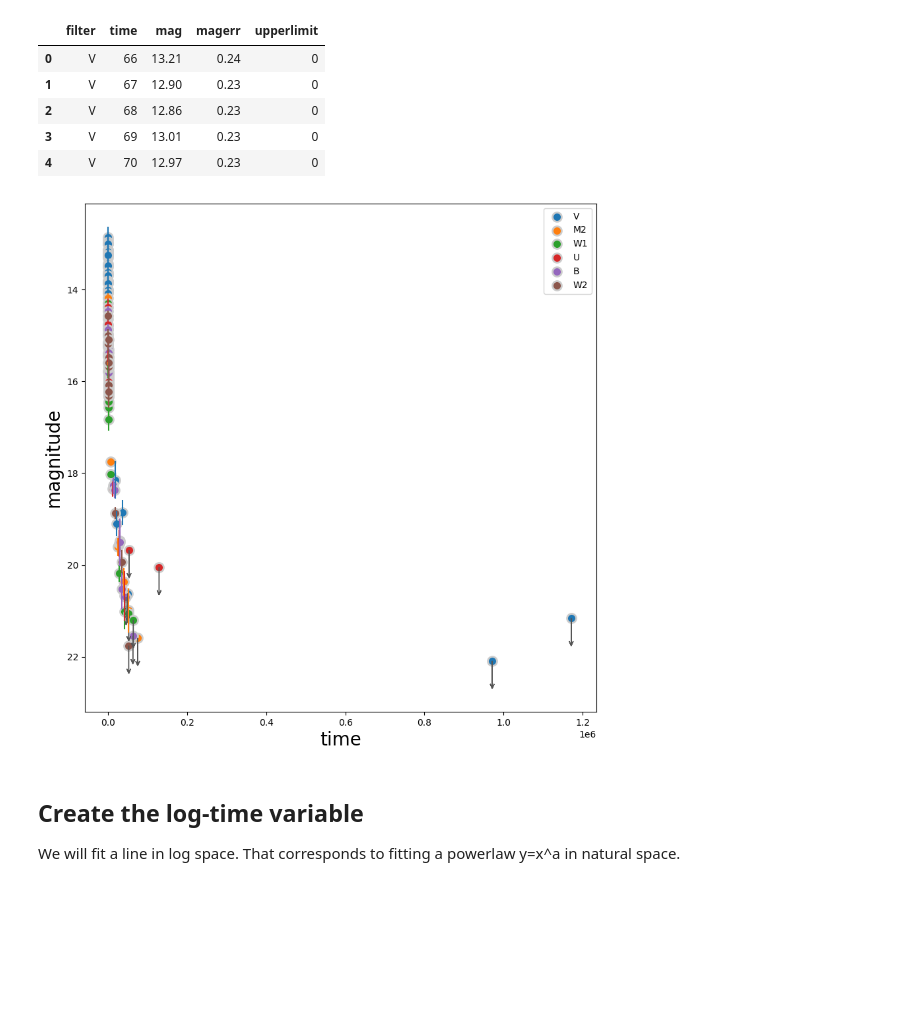
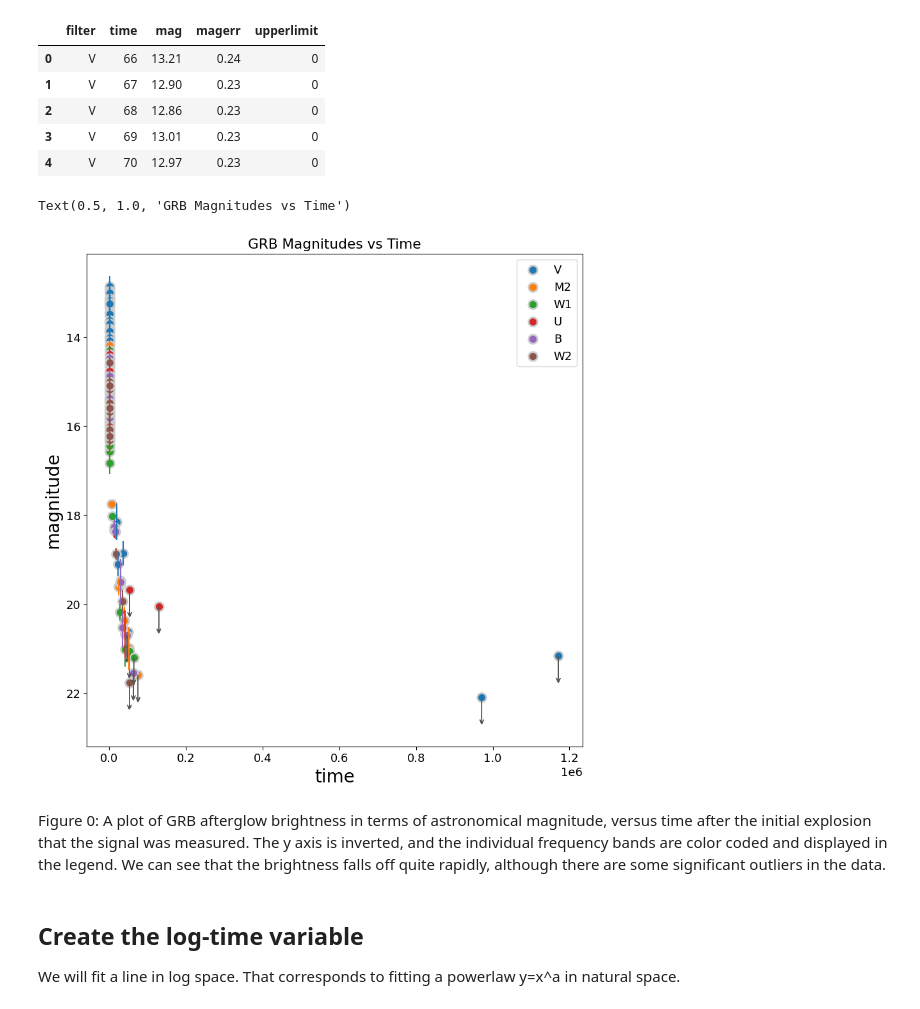
Before and after one commit to jarrodsb/DSPS_JBieber, a Jupyter notebook: HW6/Second_Half_fitlinetogrbafterglow_mcmc_Bieber_dsps25.ipynb, the cells around one changed output. Saved outputs shown, nothing was run; the diff lists cells and outputs as text; code cells hidden in the pictures; blank space fills up the shorter version.

```diff
--- a/HW6/Second_Half_fitlinetogrbafterglow_mcmc_Bieber_dsps25.ipynb
+++ b/HW6/Second_Half_fitlinetogrbafterglow_mcmc_Bieber_dsps25.ipynb
@@ -82,34 +82,38 @@ for f in grbAG["filter"].unique():
                 yerr=grbAG.loc[grbAG["filter"] == f, "magerr"],
                 fmt='.', ms=0,
                 fcolor=None, label=None)
 
 # replot to add a better marker (optional)
 for f in grbAG["filter"].unique():
     pl.scatter(grbAG.loc[grbAG["filter"] == f, "time"],
                grbAG.loc[grbAG["filter"] == f, "mag"],
                alpha=1, s=100, linewidth=2,
                label=f,
                edgecolor='#cccccc')
 
 
 # plot the upperlimits as arrows
 nuplim = grbAG.mag.isna().sum()
 for i in grbAG[grbAG.upperlimit == 1].index:
     pl.arrow(grbAG.loc[i].time,
              grbAG.loc[i].mag, 0, 0.5, head_width=1e4,
              overhang=1, shape="full",
              head_length=0.1, ec='#555555', visible=True)
 
 # I am going to invert the y axis because the "magnitude" measurement is an inverse scale: brighter is smaller
 ax.yaxis.set_inverted(True)  # inverted axis with autoscaling
 #pl.ylim(24,11.7) #simpler, less elegant - still does the trick
 pl.legend()
 
 #Always rememebr you axis labels!!
 pl.ylabel("magnitude", fontsize=20)
 pl.xlabel("time", fontsize=20);
+pl.title("GRB Magnitudes vs Time")
 # %% [output]
+Text(0.5, 1.0, 'GRB Magnitudes vs Time')
-[figure, old version]
+[figure, new version]
+# %% [markdown]
+Figure 0: A plot of GRB afterglow brightness in terms of astronomical magnitude, versus time after the initial explosion that the signal was measured. The y axis is inverted, and the individual frequency bands are color coded and displayed in the legend. We can see that the brightness falls off quite rapidly, although there are some significant outliers in the data.
 # %% [markdown]
 ## Create the log-time variable
 
```
Also changed, not shown: parts of 14 cells of this notebook.
